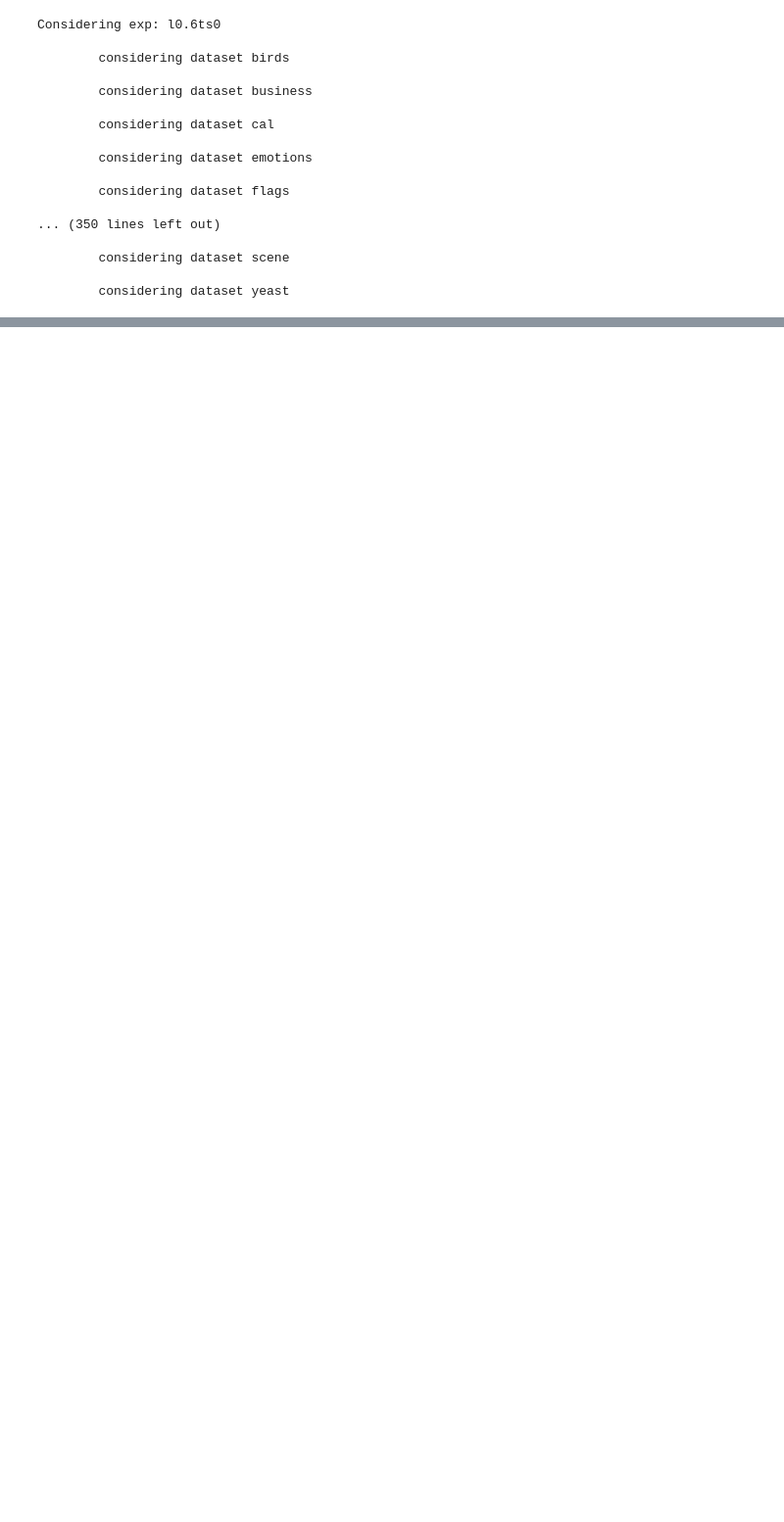
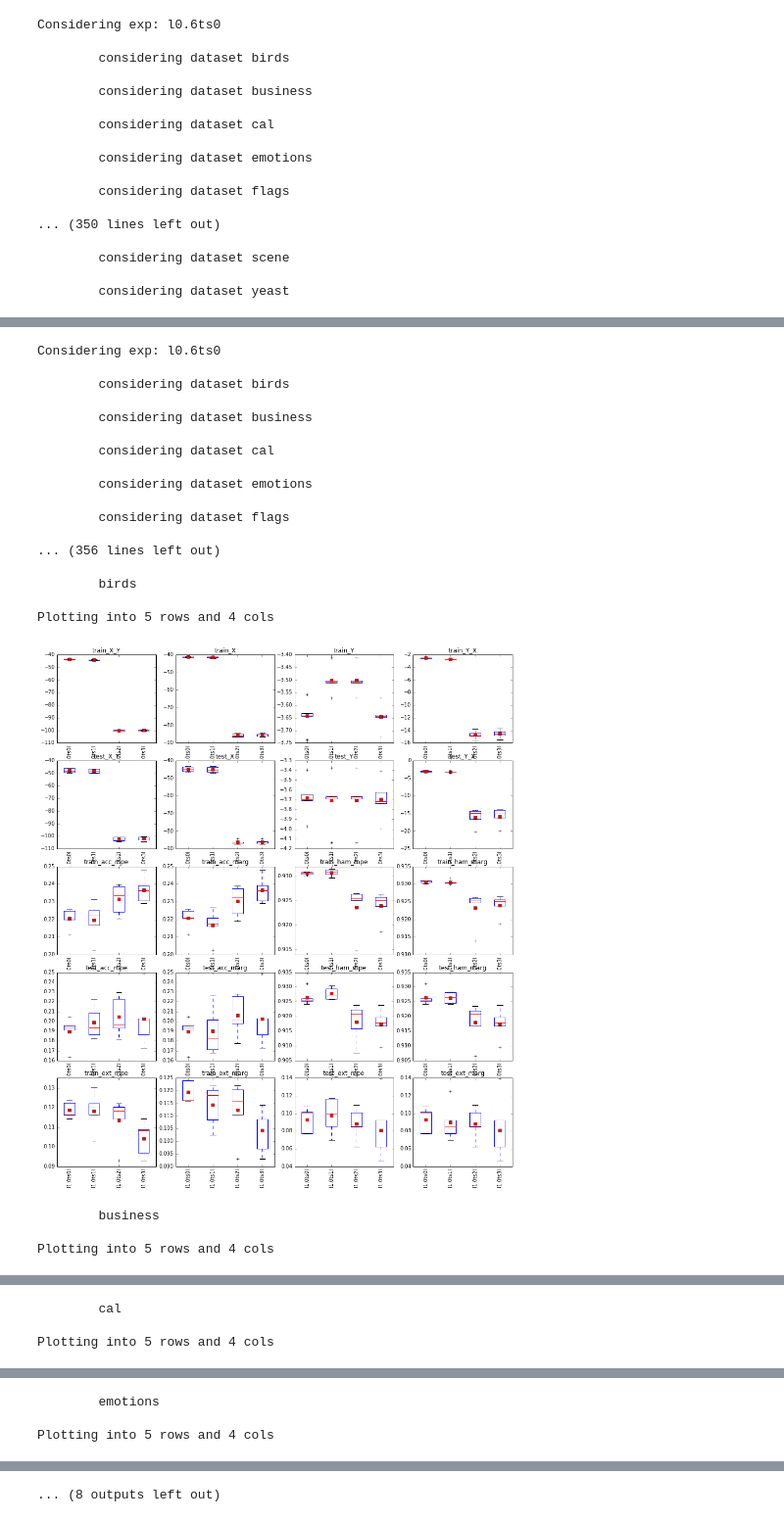
Before and after one commit to nicoladimauro/dcsn, a Jupyter notebook: misc/Parse stats.ipynb, the cells around one changed output, grey strips where cells are left out. Shown at 98% size. Drawn from its saved outputs; the diff is of its cells as text; code cells hidden in the pictures; blank space fills up the shorter version.

```diff
--- a/misc/Parse stats.ipynb
+++ b/misc/Parse stats.ipynb
@@ -66,7 +74,7 @@ if USE_NOTEBOOK:
 [-4.59778773 -4.65549616 -4.68432662 -4.64594702 -4.67789959]
 [-4.45491199 -4.48493649 -4.5088782  -4.65659095 -4.60179918]
 # %%
-def parse_scores_from_log(log_str, stat_prefix='Accuracy', n_folds=5, newline='\n'):
+def parse_scores_from_log_old(log_str, stat_prefix='Accuracy', n_folds=5, newline='\n'):
     scores = []
     lines = log_str.split(newline)
     for line in lines:
@@ -103,0 +130,11 @@ if USE_NOTEBOOK:
+# %%
+if USE_NOTEBOOK:
+    file_path = 'newcsn/l0.6ts0/arts.log'
+    with open(file_path, 'r') as f:
+        log_contents = f.read()
+
+    x_y_edges = parse_edges_from_log(log_contents, 'Xs with Y parent', 5)
+    print(x_y_edges)
+
+    y_y_edges = parse_edges_from_log(log_contents, 'Ys with Y parent', 5)
+    print(y_y_edges)
@@ -165,6 +234,6 @@ def print_stats(exp_stats):
 # %%
 if USE_NOTEBOOK:
-    file_path = './newcsn/l0.6ts0/arts.log'
+    file_path = 'newcsn/l0.6ts0/arts.log'
     exp_stats = parse_stats_from_log(file_path)
     print_stats(exp_stats)
 # %% [output]
@@ -307,7 +393,8 @@ def tiling_sizes(n_images, n_cols=None):
 def plot_model_boxplot_stat(model_assoc,
                             stat_names=['train_X_Y', 'test_X_Y'],
                             model_names=None,
-                            n_rows=1):
+                            n_rows=1,
+                           fig_size=(16, 18)):
 
     n_models = len(model_assoc)
     n_stats = len(stat_names)
@@ -319,15 +406,15 @@ def plot_model_boxplot_stat(model_assoc,
     elif n_rows == 1:
         n_cols = n_stats
 
-    print('Plotting into {} rows and {} cols'.format(n_rows, n_cols))
+    print('\nPlotting into {} rows and {} cols'.format(n_rows, n_cols))
 
-    fig, axes = pyplot.subplots(nrows=n_rows, ncols=n_cols, figsize=(12, 12))
+    fig, axes = pyplot.subplots(nrows=n_rows, ncols=n_cols, figsize=fig_size)
 
     if model_names is None:
         model_names = [k for k in model_assoc]
 
     for k in range(n_stats):
-        print('Considering stat {}'.format(stat_names[k]))
+        # print('Considering stat {}'.format(stat_names[k]))
         data = []
         # for model, stats in model_assoc.items():
         for model in model_names:
@@ -338,7 +425,7 @@ def plot_model_boxplot_stat(model_assoc,
 
         i = k // n_cols
         j = k - i * n_cols
-        print('i j', k, i, j)
+
         # for i in range(n_models):
         ax = None
         if n_rows == 1:
@@ -473,0 +443,41 @@ i j 13 3 1
+# %%
+if USE_NOTEBOOK:
+    exp_dir = './newcsn'
+    dataset_assoc, model_assoc = parse_stats_for_models_exps(exp_dir, datasets=DATASETS)
+
+    for d in DATASETS:
+        print('\n\n\n\t{}'.format(d))
+        plot_model_boxplot_stat(dataset_assoc[d],
+                                stat_names=['train_X_Y', 'train_X', 'train_Y', 'train_Y_X',
+                                            'test_X_Y', 'test_X', 'test_Y', 'test_Y_X',
+                                            'train_acc_mpe', 'train_acc_marg',
+                                            'train_ham_mpe', 'train_ham_marg',
+                                            'test_acc_mpe', 'test_acc_marg',
+                                            'test_ham_mpe', 'test_ham_marg',
+                                            'train_ext_mpe', 'train_ext_marg',
+                                           'test_ext_mpe', 'test_ext_marg'],
+
+                                            n_rows=5,
+                            model_names=['l1.0ts0l', 'l1.0ts1l', 'l1.0ts2l', 'l1.0ts3l'])
+# %% [output]
+Considering exp: l0.6ts0
+
+        considering dataset birds
+
+        considering dataset business
+
+        considering dataset cal
+
+        considering dataset emotions
+
+        considering dataset flags
+
+... (356 lines left out)
+
+        birds
+
+Plotting into 5 rows and 4 cols
+[figure, added]
+        business
+
+Plotting into 5 rows and 4 cols
@@ -473,0 +485,3 @@ i j 13 3 1
+        cal
+
+Plotting into 5 rows and 4 cols
@@ -473,0 +489,3 @@ i j 13 3 1
+        emotions
+
+Plotting into 5 rows and 4 cols
@@ -474,3 +501,4 @@ i j 13 3 1
+... (8 outputs left out)
 # %%
 print(dataset_assoc['human']['l1.0ts1l'].ham_mpe.mean())
 print(dataset_assoc['human']['l1.0ts1l'].ham_marg.mean())
```
Also changed, not shown: parts of 14 cells of this notebook.
